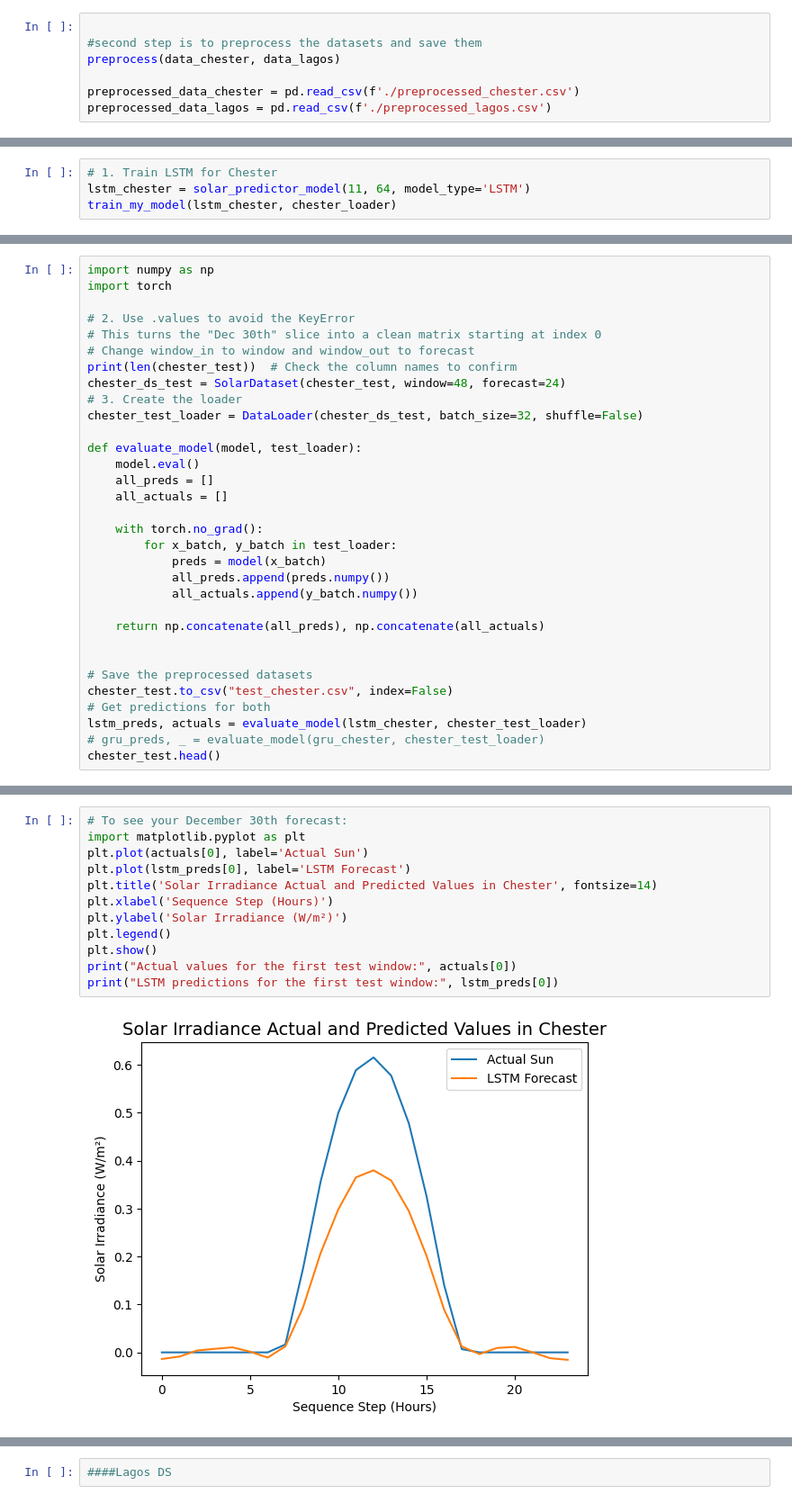
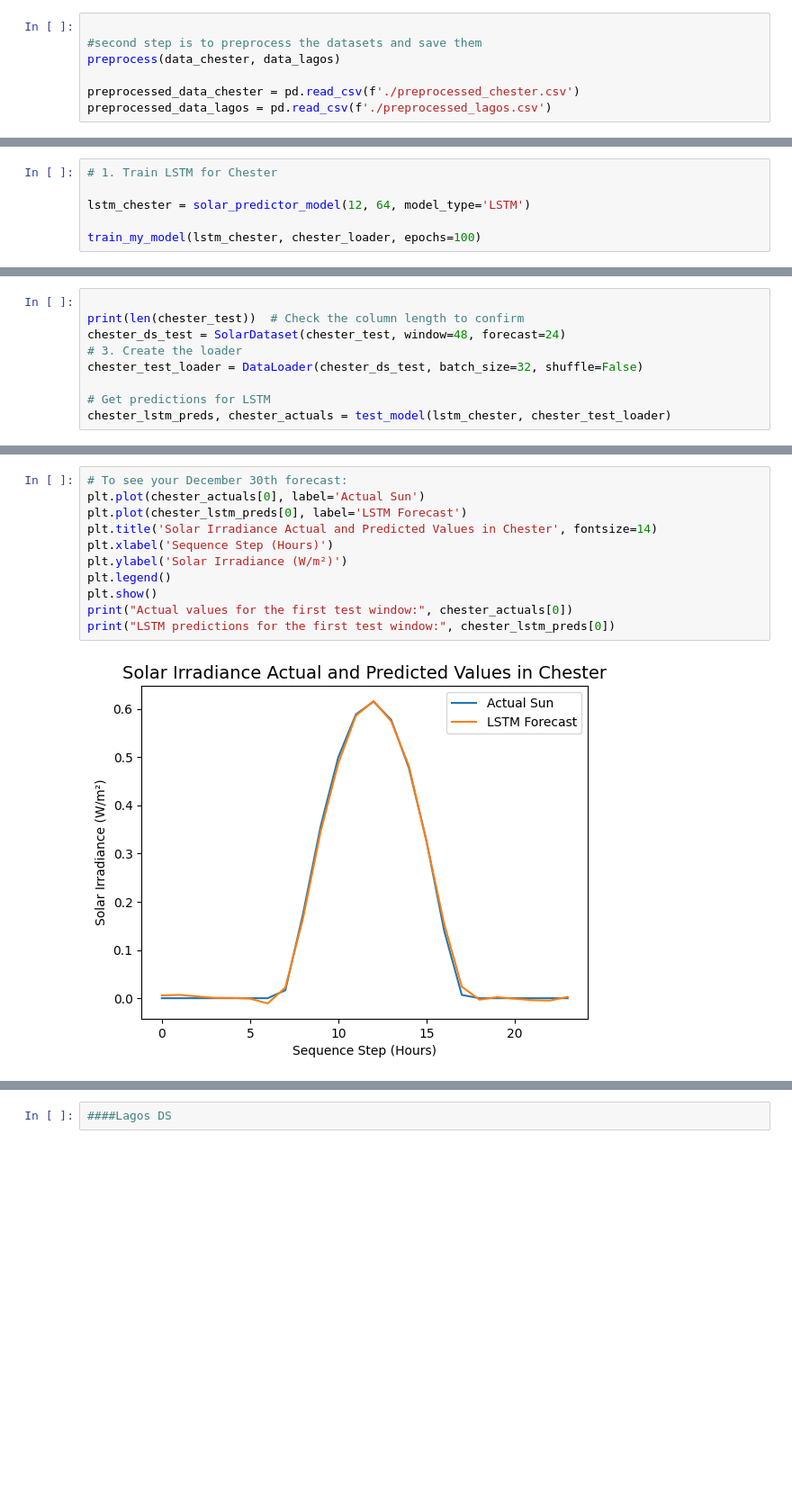
Before and after one commit to dylexBenjis/dissertation---solar-prediction, a Jupyter notebook: project_notebook.ipynb, the cells around one changed output, grey strips where cells are left out. Shown at 90% size. Drawn from its saved outputs; the diff is of its cells as text; blank space fills up the shorter version.

```diff
--- a/project_notebook.ipynb
+++ b/project_notebook.ipynb
@@ -196,6 +218,8 @@ First value of first batch: 0.0
 # %%
 # 1. Train LSTM for Chester
-lstm_chester = solar_predictor_model(11, 64, model_type='LSTM')
-train_my_model(lstm_chester, chester_loader)
+
+lstm_chester = solar_predictor_model(12, 64, model_type='LSTM')
+
+train_my_model(lstm_chester, chester_loader, epochs=100)
 # %% [output]
 Starting Training for LSTM...
@@ -212,34 +237,11 @@ Training Complete!
 # %%
-import numpy as np
-import torch
 
-# 2. Use .values to avoid the KeyError
-# This turns the "Dec 30th" slice into a clean matrix starting at index 0
-# Change window_in to window and window_out to forecast
-print(len(chester_test))  # Check the column names to confirm
+print(len(chester_test))  # Check the column length to confirm
 chester_ds_test = SolarDataset(chester_test, window=48, forecast=24)
 # 3. Create the loader
 chester_test_loader = DataLoader(chester_ds_test, batch_size=32, shuffle=False)
 
-def evaluate_model(model, test_loader):
-    model.eval()
-    all_preds = []
-    all_actuals = []
-
-    with torch.no_grad():
-        for x_batch, y_batch in test_loader:
-            preds = model(x_batch)
-            all_preds.append(preds.numpy())
-            all_actuals.append(y_batch.numpy())
-
-    return np.concatenate(all_preds), np.concatenate(all_actuals)
-
-
-# Save the preprocessed datasets
-chester_test.to_csv("test_chester.csv", index=False)
-# Get predictions for both
-lstm_preds, actuals = evaluate_model(lstm_chester, chester_test_loader)
-# gru_preds, _ = evaluate_model(gru_chester, chester_test_loader)
-chester_test.head()
+# Get predictions for LSTM
+chester_lstm_preds, chester_actuals = test_model(lstm_chester, chester_test_loader)
 # %% [output]
 72
@@ -252,17 +248,16 @@ chester_test.head()
 # %%
 # To see your December 30th forecast:
-import matplotlib.pyplot as plt
-plt.plot(actuals[0], label='Actual Sun')
-plt.plot(lstm_preds[0], label='LSTM Forecast')
+plt.plot(chester_actuals[0], label='Actual Sun')
+plt.plot(chester_lstm_preds[0], label='LSTM Forecast')
 plt.title('Solar Irradiance Actual and Predicted Values in Chester', fontsize=14)
 plt.xlabel('Sequence Step (Hours)')
 plt.ylabel('Solar Irradiance (W/m²)')
 plt.legend()
 plt.show()
-print("Actual values for the first test window:", actuals[0])
-print("LSTM predictions for the first test window:", lstm_preds[0])
+print("Actual values for the first test window:", chester_actuals[0])
+print("LSTM predictions for the first test window:", chester_lstm_preds[0])
 # %% [output]
-[figure, old version]
+[figure, new version]
 Actual values for the first test window: [0.         0.         0.         0.         0.         0.
  0.         0.0164819  0.17454363 0.35635382 0.49952993 0.5886478
  0.6150893  0.57716036 0.47756386 0.3261321  0.1401892  0.00678667
```
Also changed, not shown: parts of 45 cells of this notebook, 21 other files.
